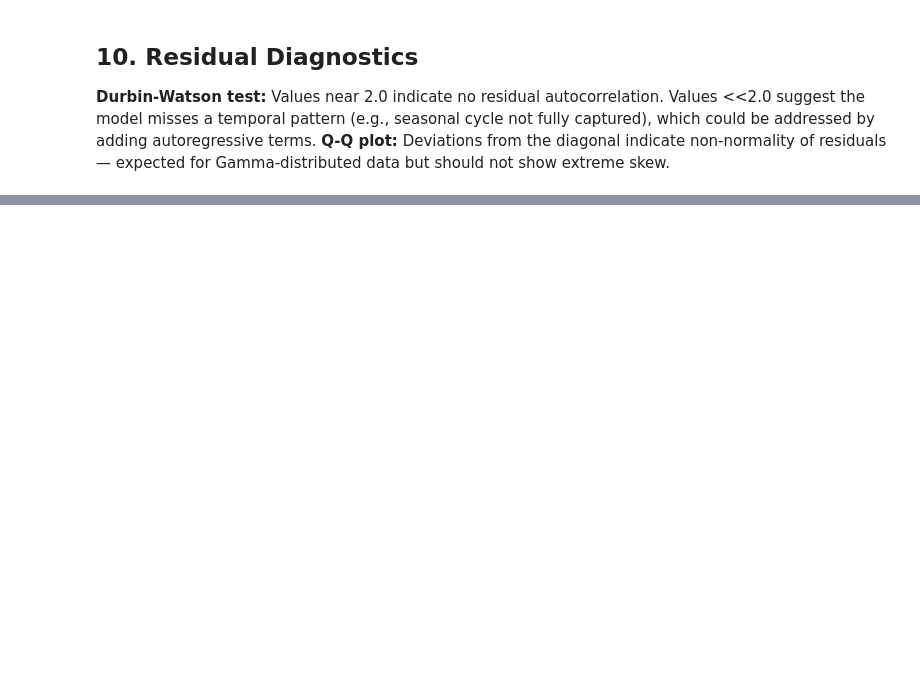
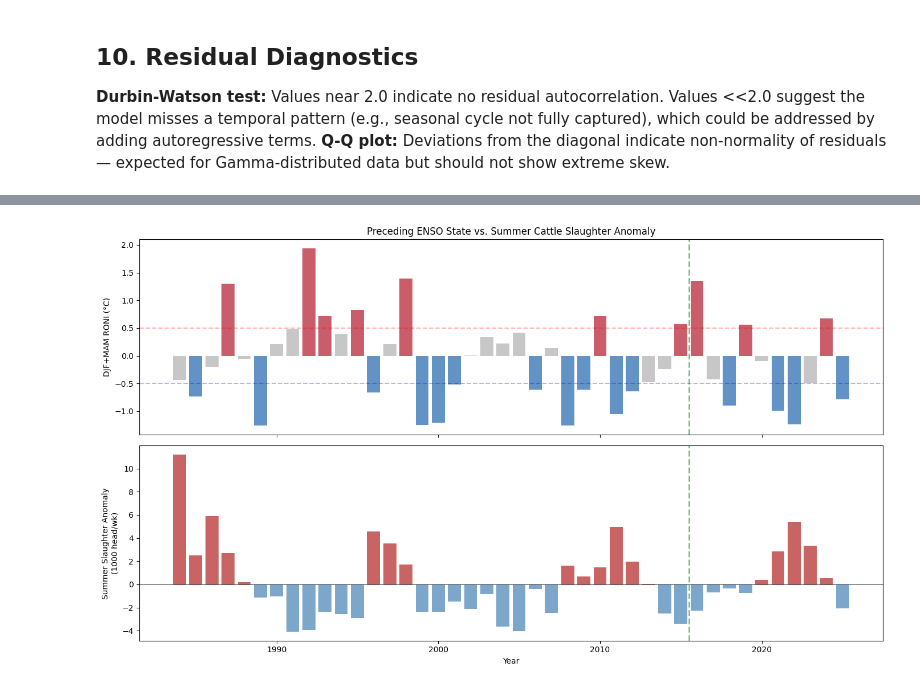
Before and after one commit to kyle-lesinger/livestock-heat-merra2, a Jupyter notebook: notebooks/03_analysis/paper_03_predictive_modeling.ipynb, the cells around one changed output, grey strips where cells are left out. Cells and saved outputs as stored; diff of their text form; code cells hidden in the pictures; blank space fills up the shorter version.

```diff
--- a/notebooks/03_analysis/paper_03_predictive_modeling.ipynb
+++ b/notebooks/03_analysis/paper_03_predictive_modeling.ipynb
@@ -1043,0 +1486,67 @@ factors not captured by MERRA-2 climate data.
+# %%
+# --- Time series view: RONI and summer anomaly over decades ---
+fig, (ax1, ax2) = plt.subplots(2, 1, figsize=(14, 8), sharex=True)
+
+# Use DJF+MAM RONI (best predictor candidate)
+yearly = seasonal_df.groupby('year').agg({
+    'djf_mam_roni': 'mean',
+    'summer_anomaly': 'mean',
+}).dropna()
+
+# RONI
+ax1.bar(yearly.index, yearly['djf_mam_roni'],
+        color=['#B2182B' if v >= 0.5 else '#2166AC' if v <= -0.5 else '#B0B0B0'
+               for v in yearly['djf_mam_roni']], alpha=0.7)
+ax1.axhline(0.5, color='red', linestyle='--', alpha=0.3)
+ax1.axhline(-0.5, color='blue', linestyle='--', alpha=0.3)
+ax1.set_ylabel('DJF+MAM RONI (°C)')
+ax1.set_title('Preceding ENSO State vs. Summer Cattle Slaughter Anomaly')
+
+# Summer anomaly
+ax2.bar(yearly.index, yearly['summer_anomaly'],
+        color=['firebrick' if v > 0 else 'steelblue' for v in yearly['summer_anomaly']], alpha=0.7)
+ax2.set_ylabel('Summer Slaughter Anomaly\n(1000 head/wk)')
+ax2.set_xlabel('Year')
+ax2.axhline(0, color='black', linewidth=0.5)
+
+# Mark train/test boundary
+for ax in [ax1, ax2]:
+    ax.axvline(config.MODEL_TRAIN_END + 0.5, color='green', linewidth=2, linestyle='--', alpha=0.5)
+
+plt.tight_layout()
+plt.savefig(config.PAPER_FIGURES_DIR / 'roni_seasonal_timeseries.png', dpi=150, bbox_inches='tight')
+plt.show()
+
+# --- Final summary ---
+print("\n" + "=" * 70)
+print("SEASONAL RONI FORECAST SUMMARY (for paper)")
+print("=" * 70)
+best_row = fsr_df.loc[fsr_df['test_r2'].idxmax()]
+print(f"\n  Best predictor: {best_row['roni_season']} RONI → {best_row['region']} summer anomaly")
+print(f"  Training correlation: r = {best_row['train_r']:+.3f} (p = {best_row['train_p']:.4f})")
+print(f"  Test R²: {best_row['test_r2']:.4f}")
+print(f"  Slope: {best_row['slope']:+.4f} (1°C RONI change → {abs(best_row['slope']):.3f} anomaly)")
+
+# Check if La Niña summers are worse
+la_nina_summers = seasonal_df[seasonal_df['djf_mam_roni'] <= -0.5]['summer_anomaly']
+el_nino_summers = seasonal_df[seasonal_df['djf_mam_roni'] >= 0.5]['summer_anomaly']
+neutral_summers = seasonal_df[(seasonal_df['djf_mam_roni'] > -0.5) & (seasonal_df['djf_mam_roni'] < 0.5)]['summer_anomaly']
+
+print(f"\n  Summer slaughter anomaly by preceding ENSO state:")
+print(f"    La Niña winters (n={len(la_nina_summers)}):   {la_nina_summers.mean():+.3f} ± {la_nina_summers.std():.3f}")
+print(f"    Neutral winters (n={len(neutral_summers)}):   {neutral_summers.mean():+.3f} ± {neutral_summers.std():.3f}")
+print(f"    El Niño winters (n={len(el_nino_summers)}):   {el_nino_summers.mean():+.3f} ± {el_nino_summers.std():.3f}")
+
+if len(la_nina_summers) > 3 and len(el_nino_summers) > 3:
+    stat, pval = scipy_stats.mannwhitneyu(la_nina_summers, el_nino_summers, alternative='two-sided')
+    print(f"    Mann-Whitney (La Niña vs El Niño): p = {pval:.4f}")
+
+print(f"\n  Interpretation for paper:")
+if best_row['train_p'] < 0.05:
+    print(f"    ENSO state provides statistically significant seasonal forecast signal.")
+    print(f"    La Niña winters predict elevated summer cattle mortality.")
+else:
+    print(f"    ENSO seasonal signal is present but not statistically significant at p<0.05.")
+    print(f"    Useful as contextual discussion, not a standalone predictor.")
+# %% [output]
+[figure, added]
```
Also changed, not shown: parts of 27 cells of this notebook, 32 other files.
